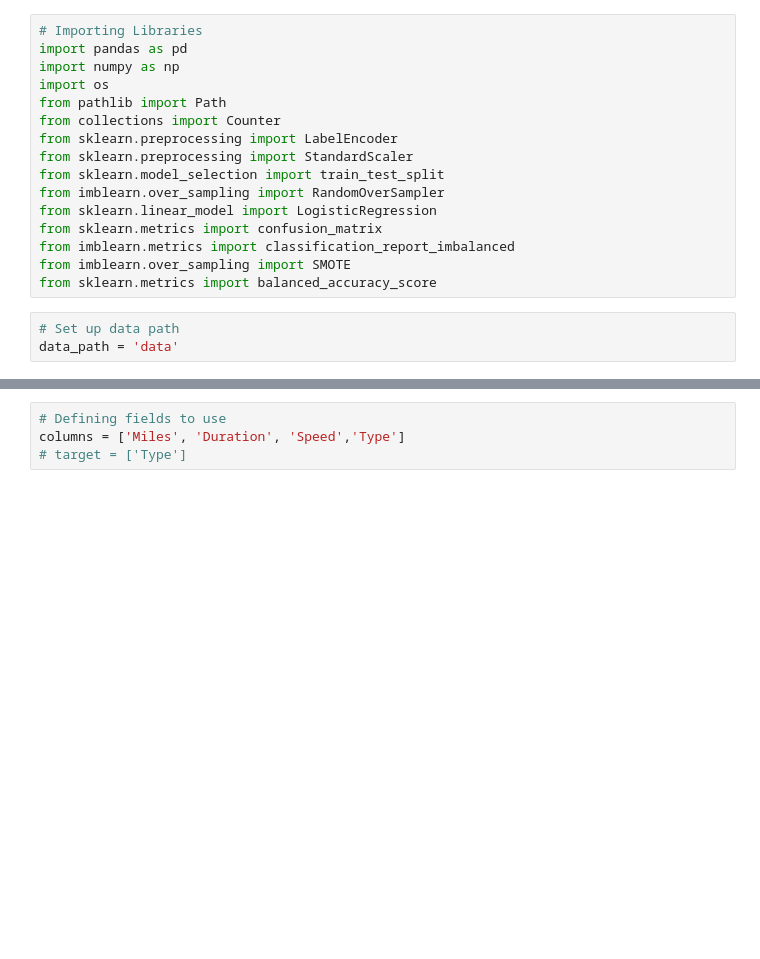
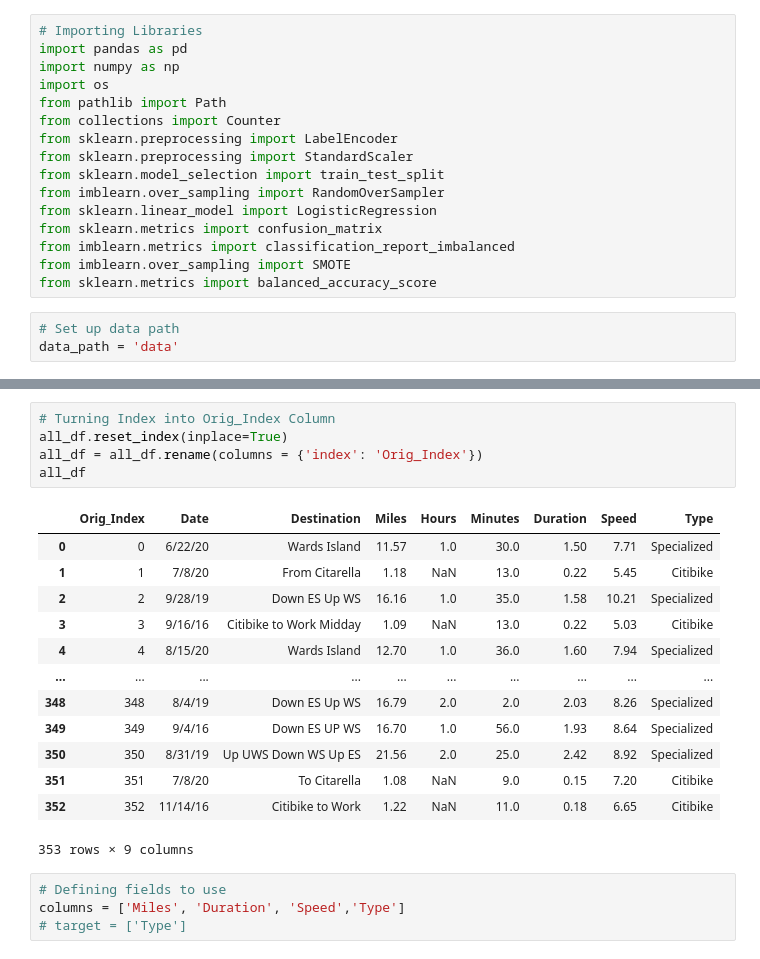
Before and after one commit to vflopez77/BicycleTripAnalysis, a Jupyter notebook: BicycleTripMachineLearningModel.ipynb, the cells around one changed output, grey strips where cells are left out. Drawn from its saved outputs; the diff is of its cells as text; blank space fills up the shorter version.

```diff
--- a/BicycleTripMachineLearningModel.ipynb
+++ b/BicycleTripMachineLearningModel.ipynb
@@ -44,4 +44,23 @@ all_df
 353 rows × 8 columns
+# %%
+# Turning Index into Orig_Index Column
+all_df.reset_index(inplace=True)
+all_df = all_df.rename(columns = {'index': 'Orig_Index'})
+all_df
+# %% [output]
+|  | Orig_Index | Date | Destination | Miles | Hours | Minutes | Duration | Speed | Type |
+| 0 | 0 | 6/22/20 | Wards Island | 11.57 | 1.0 | 30.0 | 1.50 | 7.71 | Specialized |
+| 1 | 1 | 7/8/20 | From Citarella | 1.18 | NaN | 13.0 | 0.22 | 5.45 | Citibike |
+| 2 | 2 | 9/28/19 | Down ES Up WS | 16.16 | 1.0 | 35.0 | 1.58 | 10.21 | Specialized |
+| 3 | 3 | 9/16/16 | Citibike to Work Midday | 1.09 | NaN | 13.0 | 0.22 | 5.03 | Citibike |
+| 4 | 4 | 8/15/20 | Wards Island | 12.70 | 1.0 | 36.0 | 1.60 | 7.94 | Specialized |
+| ... | ... | ... | ... | ... | ... | ... | ... | ... | ... |
+| 348 | 348 | 8/4/19 | Down ES Up WS | 16.79 | 2.0 | 2.0 | 2.03 | 8.26 | Specialized |
+| 349 | 349 | 9/4/16 | Down ES UP WS | 16.70 | 1.0 | 56.0 | 1.93 | 8.64 | Specialized |
+| 350 | 350 | 8/31/19 | Up UWS Down WS Up ES | 21.56 | 2.0 | 25.0 | 2.42 | 8.92 | Specialized |
+| 351 | 351 | 7/8/20 | To Citarella | 1.08 | NaN | 9.0 | 0.15 | 7.20 | Citibike |
+| 352 | 352 | 11/14/16 | Citibike to Work | 1.22 | NaN | 11.0 | 0.18 | 6.65 | Citibike |
+353 rows × 9 columns
 # %%
 # Defining fields to use
 columns = ['Miles', 'Duration', 'Speed','Type']
```
Also changed, not shown: parts of 10 cells of this notebook, 3 other files.
